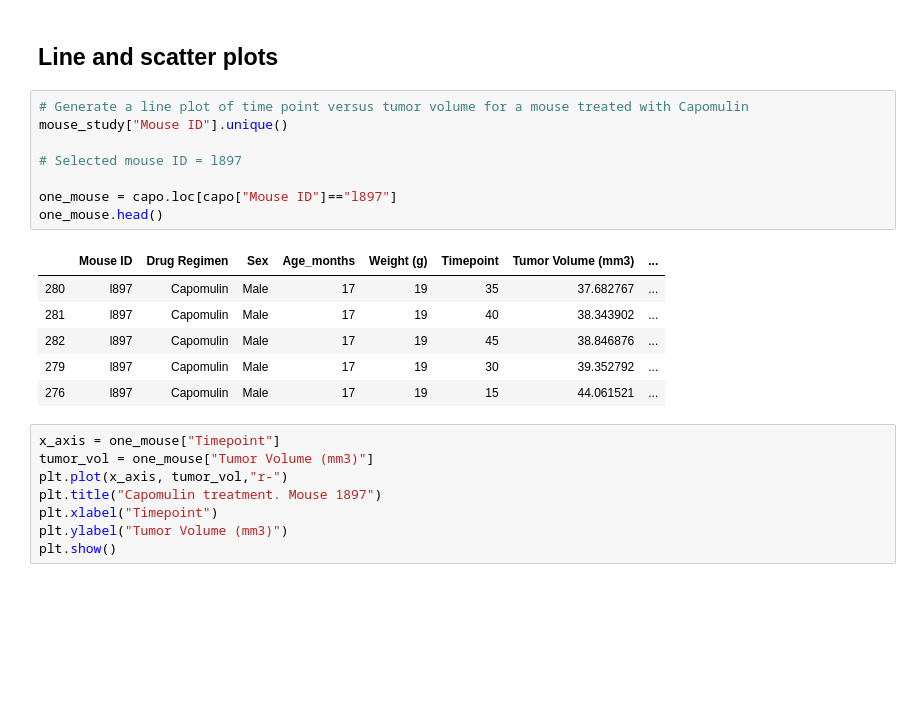
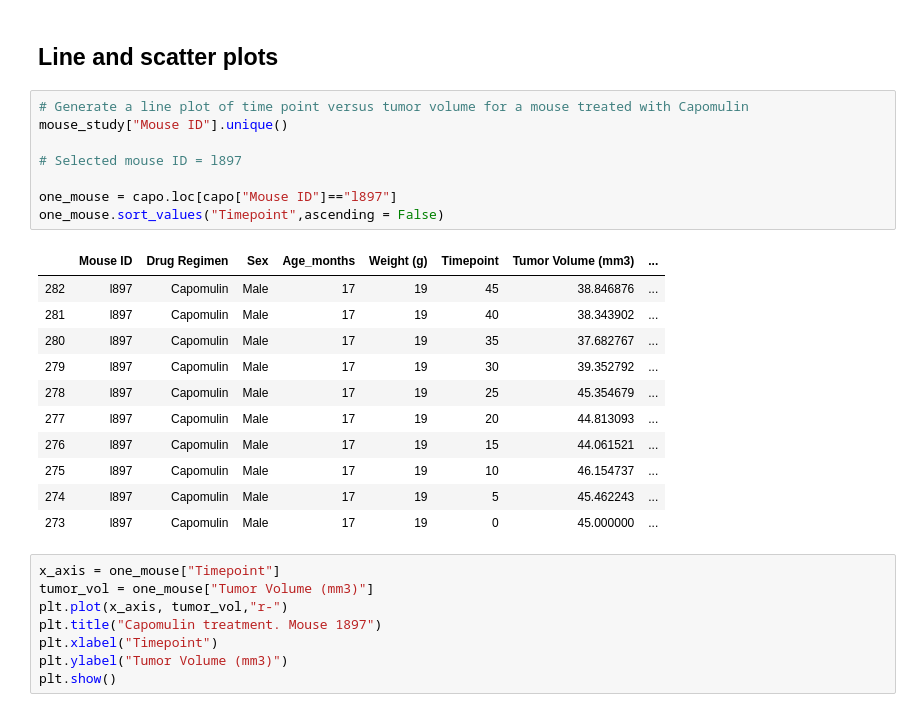
Before and after one commit to marcelavazquez/matplotlib-homework, a Jupyter notebook: pymaceuticals.ipynb, the cells around one changed output. Cells and saved outputs as stored; diff of their text form; blank space fills up the shorter version.

```diff
--- a/pymaceuticals.ipynb
+++ b/pymaceuticals.ipynb
@@ -350,18 +354,23 @@ plt.show()
 # %%
 # Generate a line plot of time point versus tumor volume for a mouse treated with Capomulin
 mouse_study["Mouse ID"].unique()
 
 # Selected mouse ID = l897
 
 one_mouse = capo.loc[capo["Mouse ID"]=="l897"]
-one_mouse.head()
+one_mouse.sort_values("Timepoint",ascending = False)
 # %% [output]
 |  | Mouse ID | Drug Regimen | Sex | Age_months | Weight (g) | Timepoint | Tumor Volume (mm3) | ... |
+| 282 | l897 | Capomulin | Male | 17 | 19 | 45 | 38.846876 | ... |
+| 281 | l897 | Capomulin | Male | 17 | 19 | 40 | 38.343902 | ... |
 | 280 | l897 | Capomulin | Male | 17 | 19 | 35 | 37.682767 | ... |
-| 281 | l897 | Capomulin | Male | 17 | 19 | 40 | 38.343902 | ... |
-| 282 | l897 | Capomulin | Male | 17 | 19 | 45 | 38.846876 | ... |
 | 279 | l897 | Capomulin | Male | 17 | 19 | 30 | 39.352792 | ... |
+| 278 | l897 | Capomulin | Male | 17 | 19 | 25 | 45.354679 | ... |
+| 277 | l897 | Capomulin | Male | 17 | 19 | 20 | 44.813093 | ... |
 | 276 | l897 | Capomulin | Male | 17 | 19 | 15 | 44.061521 | ... |
+| 275 | l897 | Capomulin | Male | 17 | 19 | 10 | 46.154737 | ... |
+| 274 | l897 | Capomulin | Male | 17 | 19 | 5 | 45.462243 | ... |
+| 273 | l897 | Capomulin | Male | 17 | 19 | 0 | 45.000000 | ... |
 # %%
 x_axis = one_mouse["Timepoint"]
 tumor_vol = one_mouse["Tumor Volume (mm3)"]
```
Also changed, not shown: parts of 2 cells of this notebook.
